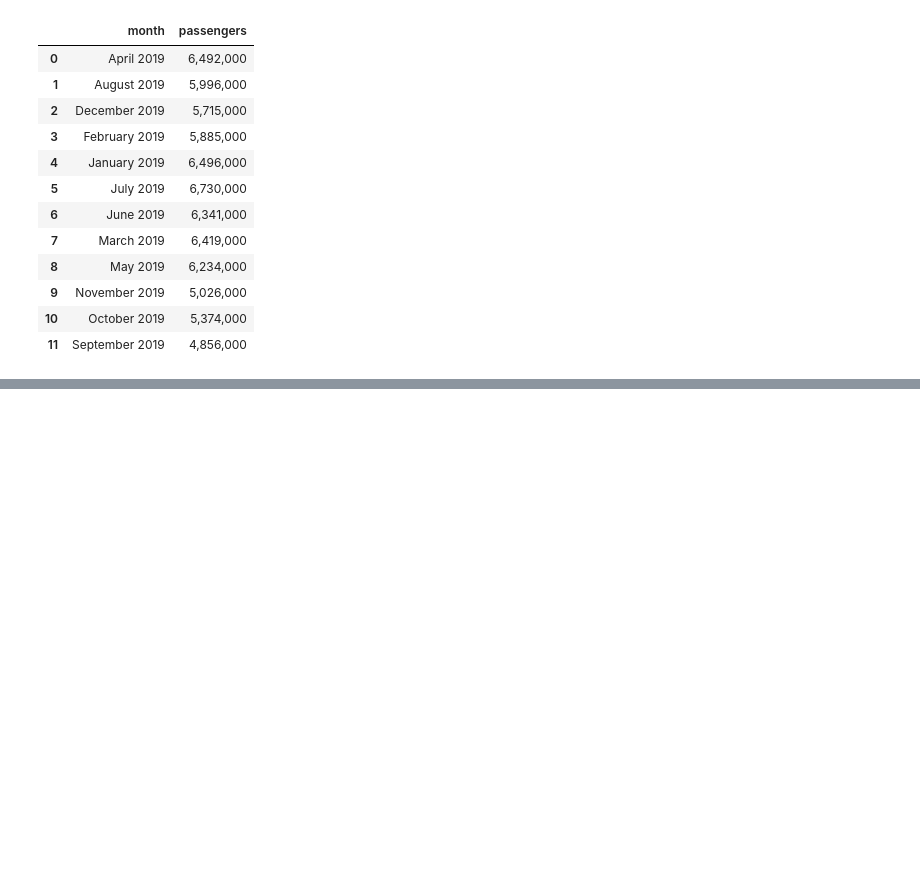
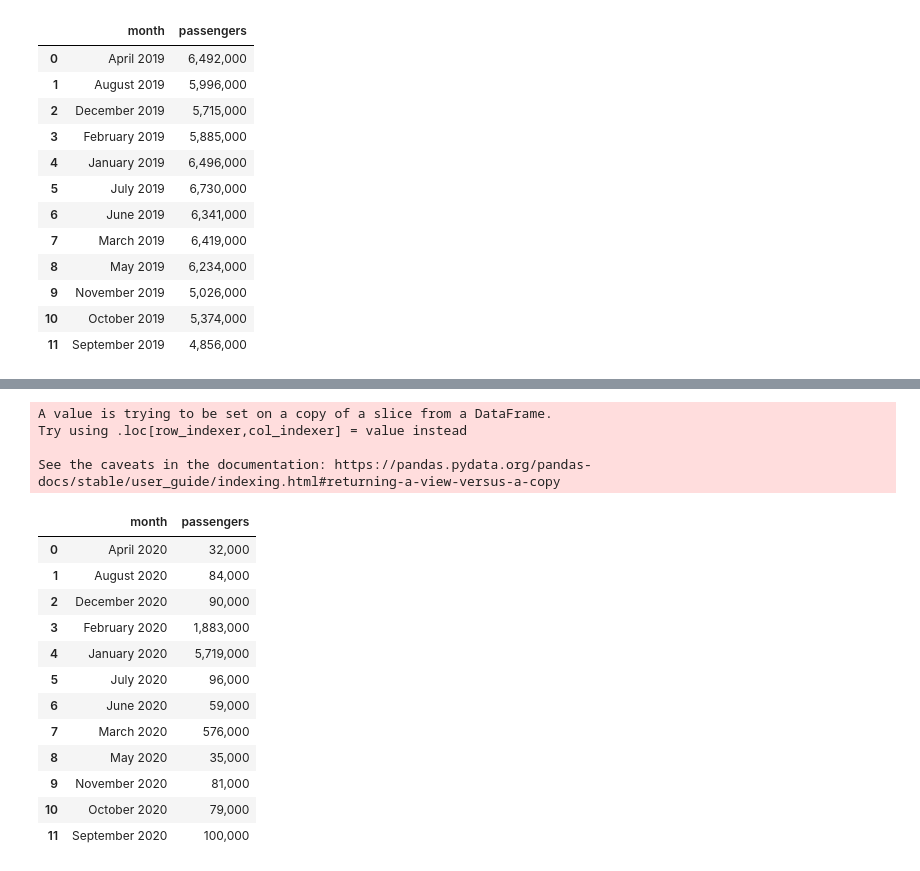
Before and after one commit to thebryanwillis/HKG_Airport_Traffic_Scrape, a Jupyter notebook: HKG Passenger Scrape.ipynb, the cells around one changed output, grey strips where cells are left out. Drawn from its saved outputs; the diff is of its cells as text; code cells hidden in the pictures; blank space fills up the shorter version.

```diff
--- a/HKG Passenger Scrape.ipynb
+++ b/HKG Passenger Scrape.ipynb
@@ -96,3 +161,25 @@ combined_df.head(15)
 | 9 | November 2019 | 5,026,000 |
 | 10 | October 2019 | 5,374,000 |
 | 11 | September 2019 | 4,856,000 |
+# %%
+pdf_lines = []  # List to store the lines of text
+
+for file in files_20:
+    pdf = open(file, "rb")
+    pdf_reader = PyPDF2.PdfReader(pdf)
+    num_pages = len(pdf_reader.pages)
+
+    for page_num in range(num_pages):
+        page = pdf_reader.pages[page_num]
+        text = page.extract_text()
+        lines = text.split("\n")  # Split the text by line breaks
+
+        pdf_lines.extend(lines)  # Add the lines to the list
+
+    pdf.close()
+
+# Create a DataFrame from the lines of text
+df_20 = pd.DataFrame({"Text": pdf_lines})
+# %%
+df_20 = df_20[df_20['Text'].str.contains(r'\(.*\)') == False]
+df_20 = df_20.reset_index(drop = True)
@@ -98,0 +195,36 @@ combined_df.head(15)
+# %%
+months_20 = df_20.loc[(df_20['Text'].str.contains(" 2020"))]
+months_20 = months_20.dropna()
+months_20 = months_20.reset_index(drop=True)
+# %%
+px_20 = df_20.iloc[4::8]
+px_20['Passengers'] = px_20['Text'].str.split().str[2]
+px_20 = px_20.drop('Text', axis=1)
+px_20 = px_20.dropna()
+px_20 = px_20.reset_index(drop=True)
+# %% [output]
+A value is trying to be set on a copy of a slice from a DataFrame.
+Try using .loc[row_indexer,col_indexer] = value instead
+
+See the caveats in the documentation: https://pandas.pydata.org/pandas-docs/stable/user_guide/indexing.html#returning-a-view-versus-a-copy
+# %%
+combined_df_20 = pd.concat([months_20, px_20], axis=1)
+
+# Rename the columns
+combined_df_20.columns = ['month', 'passengers']
+
+combined_df_20.head(12)
+# %% [output]
+|  | month | passengers |
+| 0 | April 2020 | 32,000 |
+| 1 | August 2020 | 84,000 |
+| 2 | December 2020 | 90,000 |
+| 3 | February 2020 | 1,883,000 |
+| 4 | January 2020 | 5,719,000 |
+| 5 | July 2020 | 96,000 |
+| 6 | June 2020 | 59,000 |
+| 7 | March 2020 | 576,000 |
+| 8 | May 2020 | 35,000 |
+| 9 | November 2020 | 81,000 |
+| 10 | October 2020 | 79,000 |
+| 11 | September 2020 | 100,000 |
```
Also changed, not shown: parts of 38 cells of this notebook.
